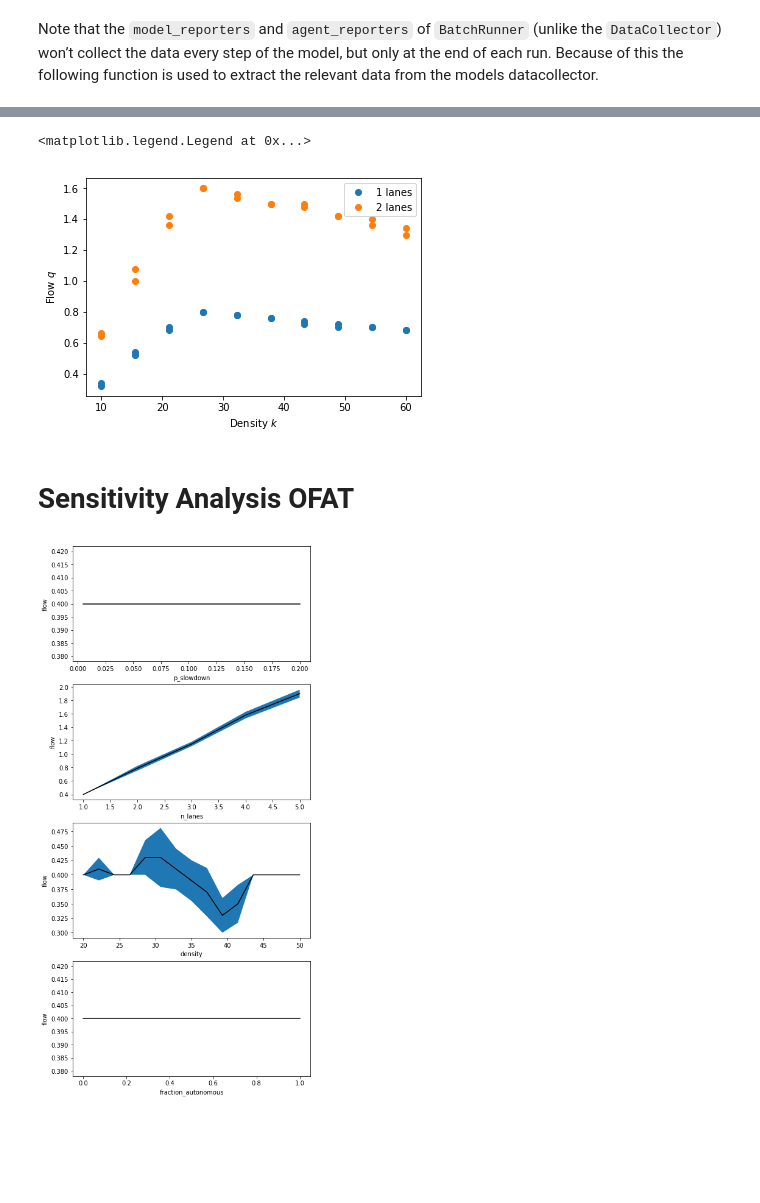
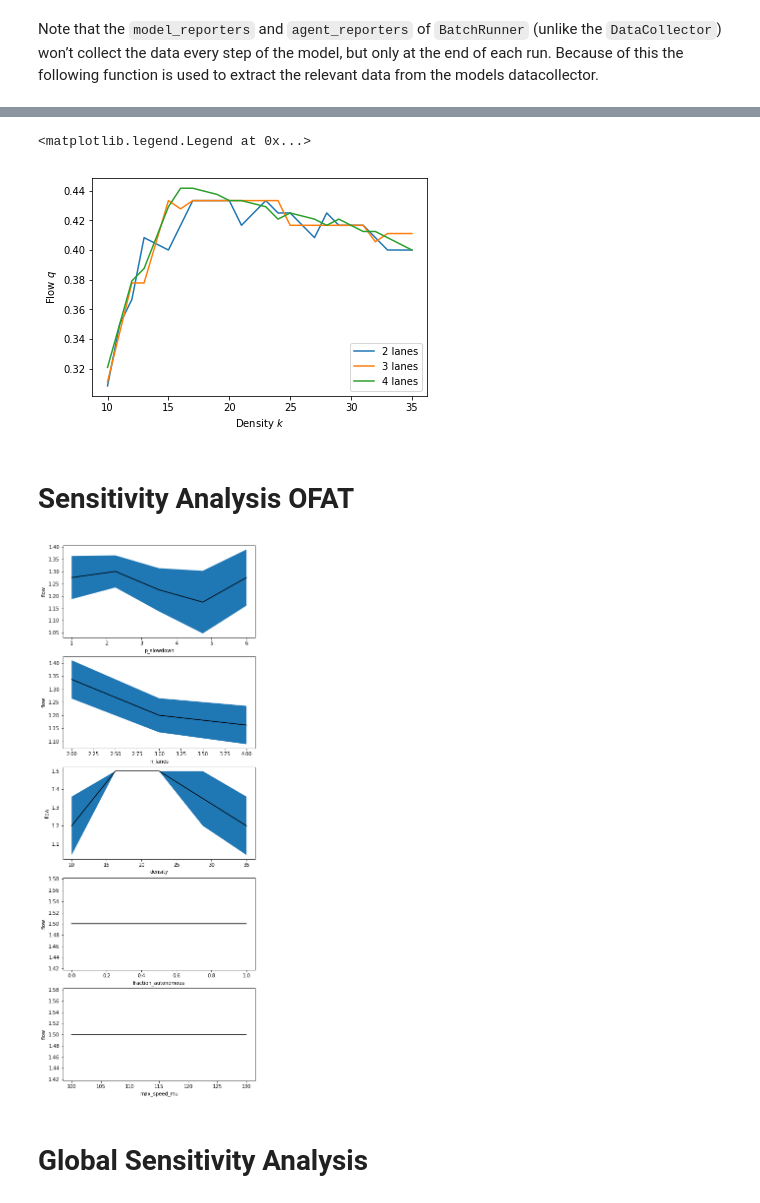
Before and after one commit to voschezang/ABM, a Jupyter notebook: analysis.ipynb, the cells around one changed output, grey strips where cells are left out. Drawn from its saved outputs; the diff is of its cells as text; code cells hidden in the pictures; blank space fills up the shorter version.

Commit message:
Added correct batch run to generate results and perform sensitivity analysis
Still to add: output export to csv

```diff
--- a/analysis.ipynb
+++ b/analysis.ipynb
@@ -83,37 +86,42 @@ def get_flow(model, initialisation_steps=0, flow_per=10):
     return flows[initialisation_steps:].mean() * flow_per
 # %%
 # setup parameters
-n_lanes = [1, 2]
-density = np.linspace(10, 60, 10)
-fraction_autonomous = [0]
-n_steps = 1000
-initialisation_steps = 500
+n_lanes = [2, 3, 4]
+density = np.linspace(10, 35, 20).astype(int)
+fraction_autonomous = np.linspace(0.10, 1, 20)
+
+n_steps = 500 # for analysis = 500
+initialisation_steps = 100 # for analysis = 100
+
 
 fixed_params = {
     "length": 1000,
+    #"fraction_autonomous": 0, # autonomous vehicles have p_slowdown = 0 and mean values, no error in speed estimation
     "max_speed_mu": 120,
-    "max_speed_sigma": 0,
-    "min_spacing": 1,
+    "min_spacing": 2,
     "min_distance_mu": 2,
-    "min_distance_sigma": 0,
-    "car_acc": 33 / 10,
-    "car_dec": 33 / 5,
-    "p_slowdown": 0.2,
+    "min_distance_min": 1,
+    "min_distance_max": 3,
+    "car_acc": 3.333, # m/s^2
+    "car_dec": 9, # m/s^2
+    "p_slowdown": 3, # frequency (per hour) of slowing down randomly
     "bias_right_lane": 1,
     "time_step": 0.1,
-    "verbose": 0
+    "seed" : None,
+    "verbose": 3
 }
+
 variable_params = {
     "n_lanes": n_lanes,
     "density": density,
-    "fraction_autonomous": fraction_autonomous
+    #"fraction_autonomous": fraction_autonomous
 }
 
 # create and run `BatchRunner`
 batch_run = BatchRunner(src.model.Model,
                         fixed_parameters=fixed_params,
                         variable_parameters=variable_params,
-                        iterations=2,
+                        iterations=10,
                         max_steps=n_steps,
                         model_reporters={
                             "flow": lambda x: get_flow(x, initialisation_steps)
@@ -154,14 +192,14 @@ df
 fig, ax = plt.subplots(1, 1)
 for n_lane in n_lanes:
     data = df[df.n_lanes == n_lane]
-    ax.plot(data.density, data.flow, "o", label="{} lanes".format(n_lane))
+    ax.plot(data.density[::2], data.groupby(["n_lanes","density"])["flow"].mean(), label="{} lanes".format(n_lane))
 
 ax.set_xlabel("Density $k$")
 ax.set_ylabel("Flow $q$")
 ax.legend()
 # %% [output]
 <matplotlib.legend.Legend at 0x...>
-[figure, old version]
+[figure, new version]
 # %% [markdown]
 # Sensitivity Analysis OFAT
 # %%
@@ -230,32 +298,34 @@ def plot_param_var_conf(ax, df, var, param, i):
     y = df.groupby(var).mean()[param]
 
     replicates = df.groupby(var)[param].count()
     err = (1.96 * df.groupby(var)[param].std()) / np.sqrt(replicates)
 
     ax.plot(x, y, c='k')
     ax.fill_between(x, y - err, y + err)
 
     ax.set_xlabel(var)
     ax.set_ylabel(param)
 
 def plot_all_vars(df, param):
     """
     Plots the parameters passed vs each of the output variables.
 
     Args:
         df: dataframe that holds all data
         param: the parameter to be plotted
     """
 
-    f, axs = plt.subplots(len(param), figsize=(7, 4*len(param)))
+    f, axs = plt.subplots(len(problem['names']), figsize=(7, 20))
 
     for i, var in enumerate(problem['names']):
         plot_param_var_conf(axs[i], data[var], var, param, i)
 
 
 ## Wat moet hier ... op de plek van 'flow'
 for param in model_reporters:
     plot_all_vars(data, param)
     plt.show()
 # %% [output]
-[figure, old version]
+[figure, new version]
+# %% [markdown]
+# Global Sensitivity Analysis
```
Also changed, not shown: parts of 11 cells of this notebook, 2 other files.
